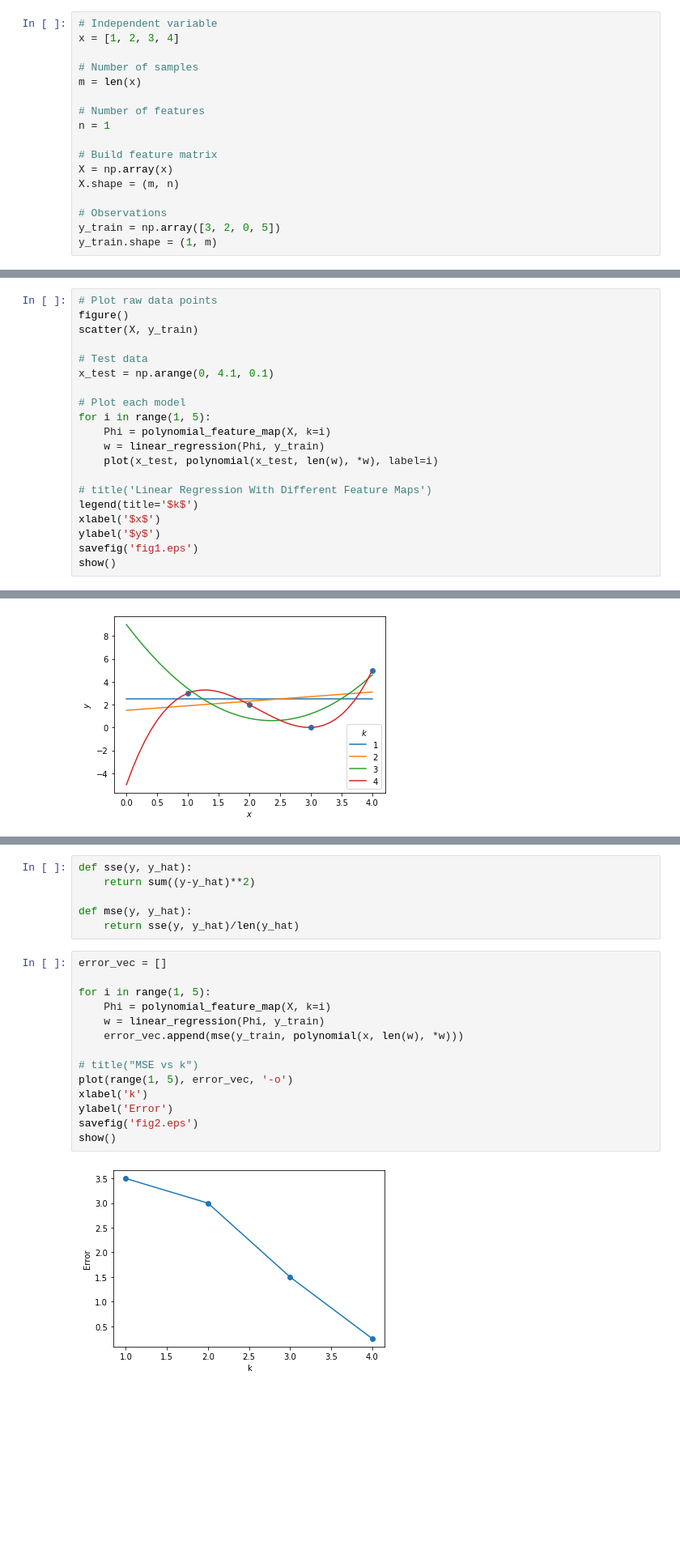
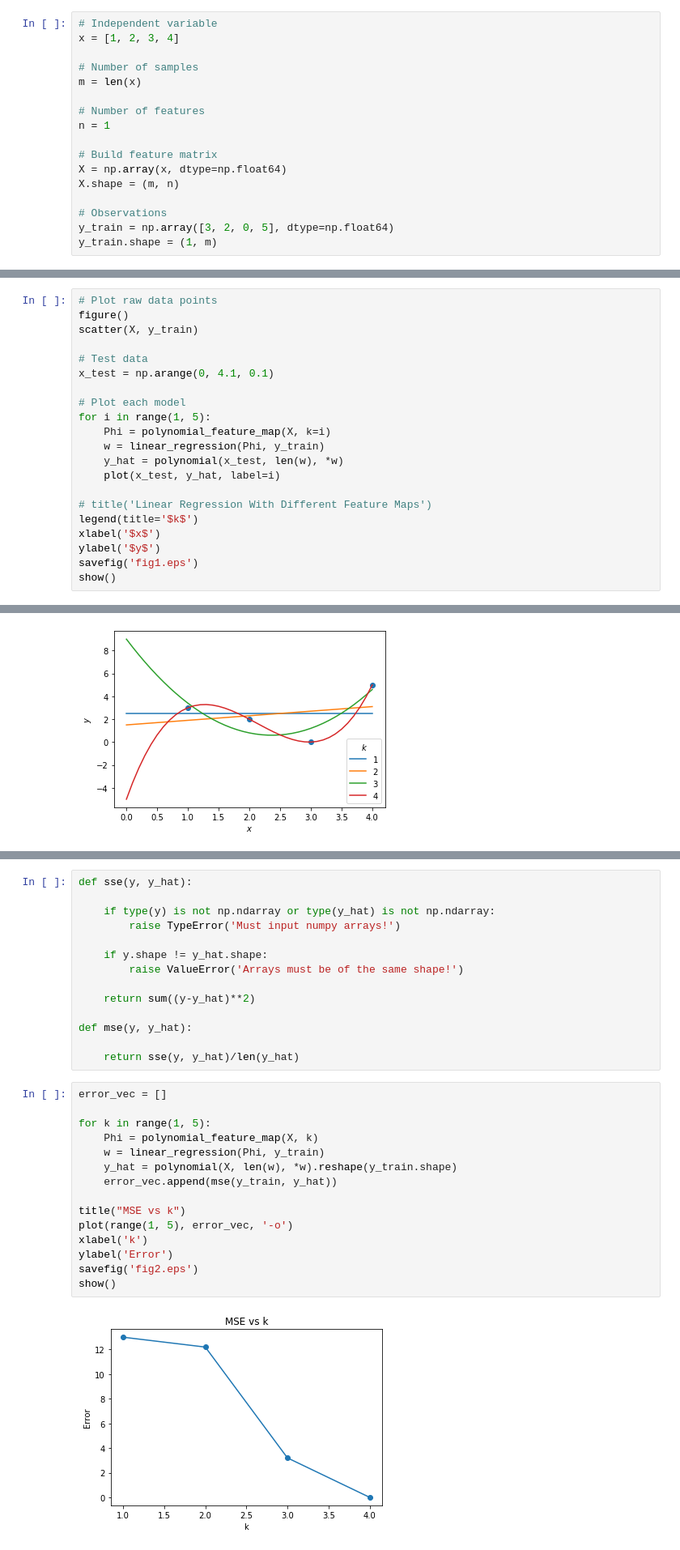
Before and after one commit to skailasa/ml, a Jupyter notebook: supervised_learning_course/coursework_1.ipynb, the cells around one changed output, grey strips where cells are left out. Shown at 81% size. Drawn from its saved outputs; the diff is of its cells as text; blank space fills up the shorter version.

Commit message:
Fix loads of errors

```diff
--- a/supervised_learning_course/coursework_1.ipynb
+++ b/supervised_learning_course/coursework_1.ipynb
@@ -26,11 +26,11 @@ m = len(x)
 n = 1
 
 # Build feature matrix
-X = np.array(x)
+X = np.array(x, dtype=np.float64)
 X.shape = (m, n)
 
 # Observations
-y_train = np.array([3, 2, 0, 5])
+y_train = np.array([3, 2, 0, 5], dtype=np.float64)
 y_train.shape = (1, m)
 # %%
 title("Raw Data")
@@ -100,7 +100,8 @@ x_test = np.arange(0, 4.1, 0.1)
 for i in range(1, 5):
     Phi = polynomial_feature_map(X, k=i)
     w = linear_regression(Phi, y_train)
-    plot(x_test, polynomial(x_test, len(w), *w), label=i)
+    y_hat = polynomial(x_test, len(w), *w)
+    plot(x_test, y_hat, label=i)
 
 # title('Linear Regression With Different Feature Maps')
 legend(title='$k$')
@@ -142,26 +141,35 @@ k=3
 **********
 # %%
 def sse(y, y_hat):
+
+    if type(y) is not np.ndarray or type(y_hat) is not np.ndarray:
+        raise TypeError('Must input numpy arrays!')
+
+    if y.shape != y_hat.shape:
+        raise ValueError('Arrays must be of the same shape!')
+
     return sum((y-y_hat)**2)
 
 def mse(y, y_hat):
+
     return sse(y, y_hat)/len(y_hat)
 # %%
 error_vec = []
 
-for i in range(1, 5):
-    Phi = polynomial_feature_map(X, k=i)
+for k in range(1, 5):
+    Phi = polynomial_feature_map(X, k)
     w = linear_regression(Phi, y_train)
-    error_vec.append(mse(y_train, polynomial(x, len(w), *w)))
+    y_hat = polynomial(X, len(w), *w).reshape(y_train.shape)
+    error_vec.append(mse(y_train, y_hat))
 
-# title("MSE vs k")
+title("MSE vs k")
 plot(range(1, 5), error_vec, '-o')
 xlabel('k')
 ylabel('Error')
 savefig('fig2.eps')
 show()
 # %% [output]
-[figure, old version]
+[figure, new version]
 # %% [markdown]
 ###   2.
 # %%
```
Also changed, not shown: parts of 46 cells of this notebook.
